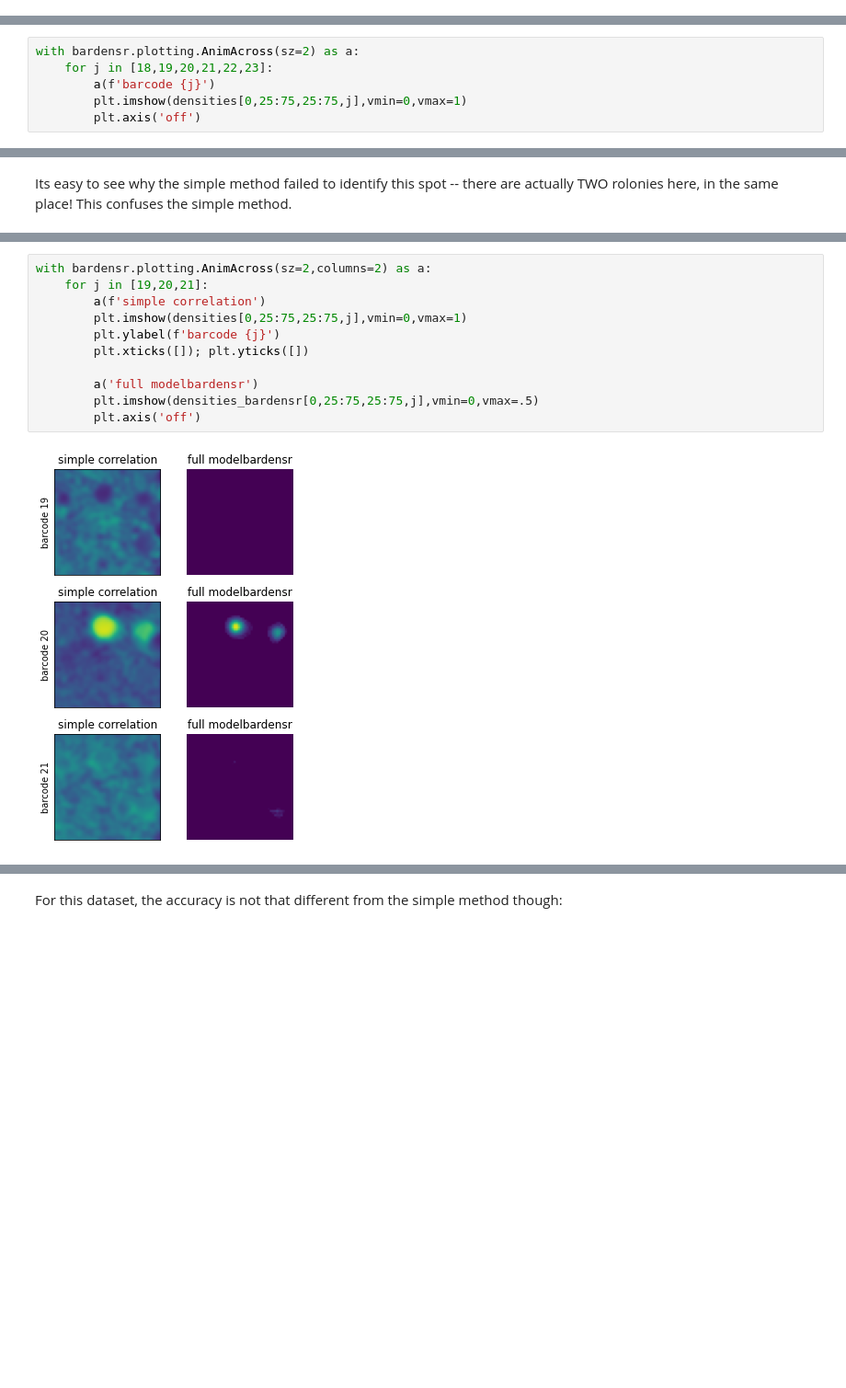
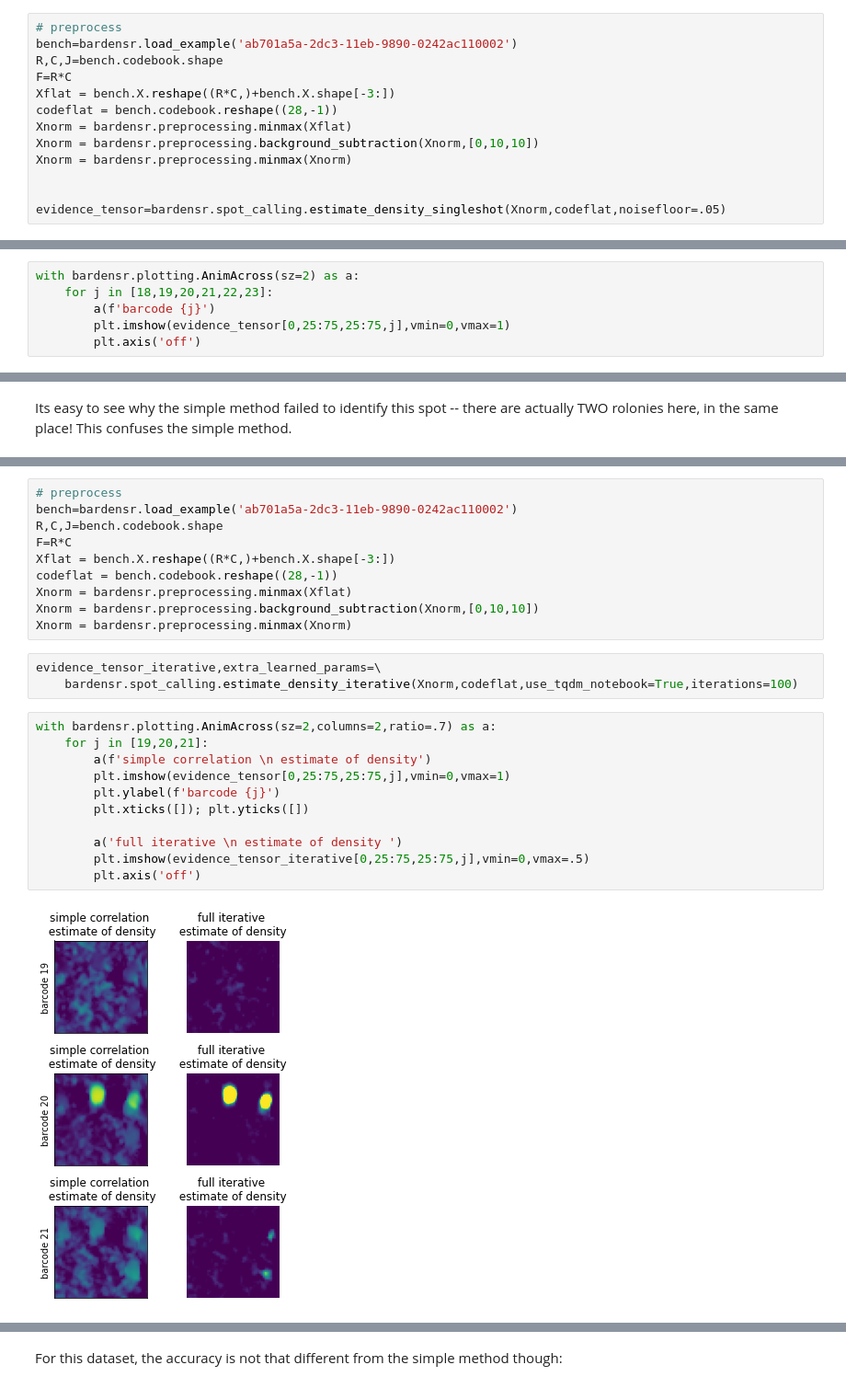
Before and after one commit to jacksonloper/bardensr, a Jupyter notebook: examples/basics.ipynb, the cells around one changed output, grey strips where cells are left out. Shown at 92% size. Cells and saved outputs as stored; diff of their text form; blank space fills up the shorter version.

```diff
--- a/examples/basics.ipynb
+++ b/examples/basics.ipynb
@@ -120,9 +296,22 @@ print(densities.shape) # <-- size-of-data x J
+# %%
+# preprocess
+bench=bardensr.load_example('ab701a5a-2dc3-11eb-9890-0242ac110002')
+R,C,J=bench.codebook.shape
+F=R*C
+Xflat = bench.X.reshape((R*C,)+bench.X.shape[-3:])
+codeflat = bench.codebook.reshape((28,-1))
+Xnorm = bardensr.preprocessing.minmax(Xflat)
+Xnorm = bardensr.preprocessing.background_subtraction(Xnorm,[0,10,10])
+Xnorm = bardensr.preprocessing.minmax(Xnorm)
+
+
+evidence_tensor=bardensr.spot_calling.estimate_density_singleshot(Xnorm,codeflat,noisefloor=.05)
 # %% [markdown]
 We can visualize this over many voxels and many barcodes.  Below, for each of several barcodes, we visualize the agreement over a region of voxels:
 # %%
 with bardensr.plotting.AnimAcross(sz=2) as a:
     for j in [18,19,20,21,22,23]:
         a(f'barcode {j}')
-        plt.imshow(densities[0,25:75,25:75,j],vmin=0,vmax=1)
+        plt.imshow(evidence_tensor[0,25:75,25:75,j],vmin=0,vmax=1)
         plt.axis('off')
 # %% [output]
@@ -211,14 +411,27 @@ densities_bardensr=bdresult.density
+# %%
+# preprocess
+bench=bardensr.load_example('ab701a5a-2dc3-11eb-9890-0242ac110002')
+R,C,J=bench.codebook.shape
+F=R*C
+Xflat = bench.X.reshape((R*C,)+bench.X.shape[-3:])
+codeflat = bench.codebook.reshape((28,-1))
+Xnorm = bardensr.preprocessing.minmax(Xflat)
+Xnorm = bardensr.preprocessing.background_subtraction(Xnorm,[0,10,10])
+Xnorm = bardensr.preprocessing.minmax(Xnorm)
+# %%
+evidence_tensor_iterative,extra_learned_params=\
+    bardensr.spot_calling.estimate_density_iterative(Xnorm,codeflat,use_tqdm_notebook=True,iterations=100)
 # %%
-with bardensr.plotting.AnimAcross(sz=2,columns=2) as a:
+with bardensr.plotting.AnimAcross(sz=2,columns=2,ratio=.7) as a:
     for j in [19,20,21]:
-        a(f'simple correlation')
-        plt.imshow(densities[0,25:75,25:75,j],vmin=0,vmax=1)
+        a(f'simple correlation \n estimate of density')
+        plt.imshow(evidence_tensor[0,25:75,25:75,j],vmin=0,vmax=1)
         plt.ylabel(f'barcode {j}')
         plt.xticks([]); plt.yticks([])
 
-        a('full modelbardensr')
-        plt.imshow(densities_bardensr[0,25:75,25:75,j],vmin=0,vmax=.5)
+        a('full iterative \n estimate of density ')
+        plt.imshow(evidence_tensor_iterative[0,25:75,25:75,j],vmin=0,vmax=.5)
         plt.axis('off')
 # %% [output]
-[figure, old version]
+[figure, new version]
 # %% [markdown]
```
Also changed, not shown: parts of 66 cells of this notebook, 17 other files.
